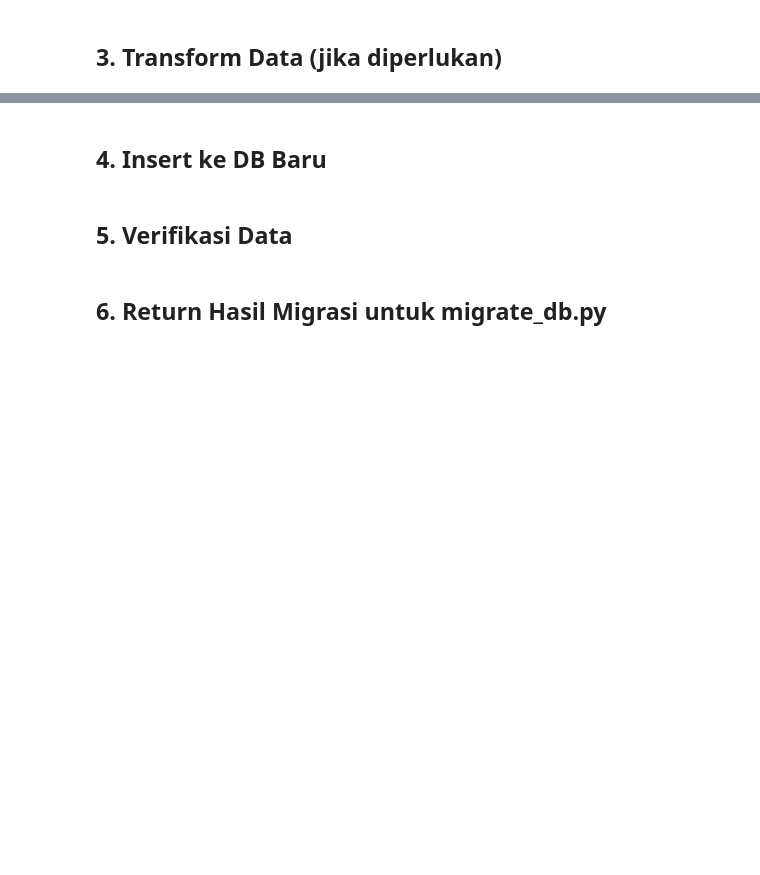
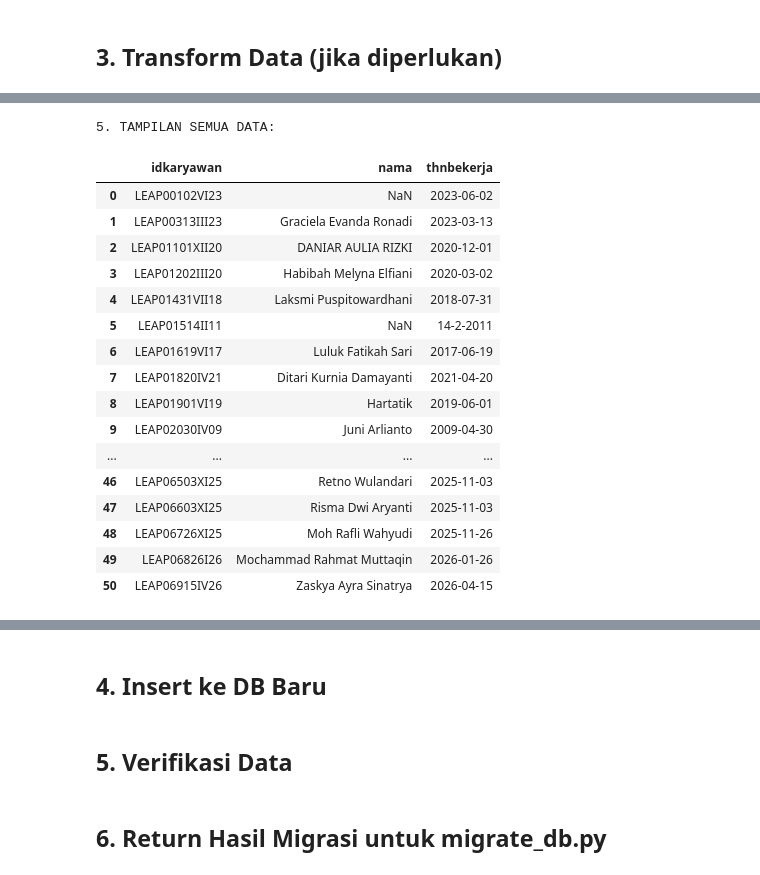
Before and after one commit to umamhaniff/DB_Migration_Leap, a Jupyter notebook: fase_2/script_cimut.ipynb, the cells around one changed output, grey strips where cells are left out. Saved outputs shown, nothing was run; the diff lists cells and outputs as text; code cells hidden in the pictures; blank space fills up the shorter version.

```diff
--- a/fase_2/script_cimut.ipynb
+++ b/fase_2/script_cimut.ipynb
@@ -52,0 +236,58 @@ print(f"Columns: {{df.columns.tolist()}}")
+# %%
+import pandas as pd
+
+# Membuat kolom baru untuk konversi bulan menjadi angka romawi
+df_old['karyawan']['bulan_romawi'] = df_old['karyawan']['thnbekerja'].apply(lambda x: pd.Period(x).strftime('%B').upper())
+
+# Merubah setiap bulan menjadi angka romawi
+bulan_romawi_mapping = {
+    'JANUARY': 'I',
+    'FEBRUARY': 'II',
+    'MARCH': 'III',
+    'APRIL': 'IV',
+    'MAY': 'V',
+    'JUNE': 'VI',
+    'JULY': 'VII',
+    'AUGUST': 'VIII',
+    'SEPTEMBER': 'IX',
+    'OCTOBER': 'X',
+    'NOVEMBER': 'XI',
+    'DECEMBER': 'XII'
+}
+
+df_old['karyawan']['bulan_romawi'] = df_old['karyawan']['bulan_romawi'].replace(bulan_romawi_mapping)
+
+# Membuat kolom baru untuk tanggal dan tahun
+df_old['karyawan']['tanggal'] = df_old['karyawan']['thnbekerja'].apply(lambda x: pd.Period(x).strftime('%d'))
+df_old['karyawan']['tahun'] = df_old['karyawan']['thnbekerja'].apply(lambda x: pd.Period(x).year)
+
+# Update df_old['karyawan']['idkaryawan'] dengan struktur penamaan yang diinginkan
+
+df_old['karyawan']['idkaryawan'] = df_old['karyawan']['idkaryawan'].str[:7] + df_old['karyawan']['tanggal'] + df_old['karyawan']['bulan_romawi'] + df_old['karyawan']['tahun'].astype(str).str[-2:]
+
+# Display only the 'id_karyawan' and 'nama_karyawan' columns
+print("\n5. TAMPILAN SEMUA DATA:")
+pd.set_option('display.max_rows', None)
+pd.set_option('display.max_columns', None)
+pd.set_option('display.width', None)
+pd.set_option('display.max_colwidth', None)
+display(df_old['karyawan'][['idkaryawan', 'nama', 'thnbekerja']])
+# %% [output]
+5. TAMPILAN SEMUA DATA:
+|  | idkaryawan | nama | thnbekerja |
+| 0 | LEAP00102VI23 | NaN | 2023-06-02 |
+| 1 | LEAP00313III23 | Graciela Evanda Ronadi | 2023-03-13 |
+| 2 | LEAP01101XII20 | DANIAR AULIA RIZKI | 2020-12-01 |
+| 3 | LEAP01202III20 | Habibah Melyna Elfiani | 2020-03-02 |
+| 4 | LEAP01431VII18 | Laksmi Puspitowardhani | 2018-07-31 |
+| 5 | LEAP01514II11 | NaN | 14-2-2011 |
+| 6 | LEAP01619VI17 | Luluk Fatikah Sari | 2017-06-19 |
+| 7 | LEAP01820IV21 | Ditari Kurnia Damayanti | 2021-04-20 |
+| 8 | LEAP01901VI19 | Hartatik | 2019-06-01 |
+| 9 | LEAP02030IV09 | Juni Arlianto | 2009-04-30 |
+| ... | ... | ... | ... |
+| 46 | LEAP06503XI25 | Retno Wulandari | 2025-11-03 |
+| 47 | LEAP06603XI25 | Risma Dwi Aryanti | 2025-11-03 |
+| 48 | LEAP06726XI25 | Moh Rafli Wahyudi | 2025-11-26 |
+| 49 | LEAP06826I26 | Mochammad Rahmat Muttaqin | 2026-01-26 |
+| 50 | LEAP06915IV26 | Zaskya Ayra Sinatrya | 2026-04-15 |
```
Also changed, not shown: parts of 30 cells of this notebook, 3 other files.
